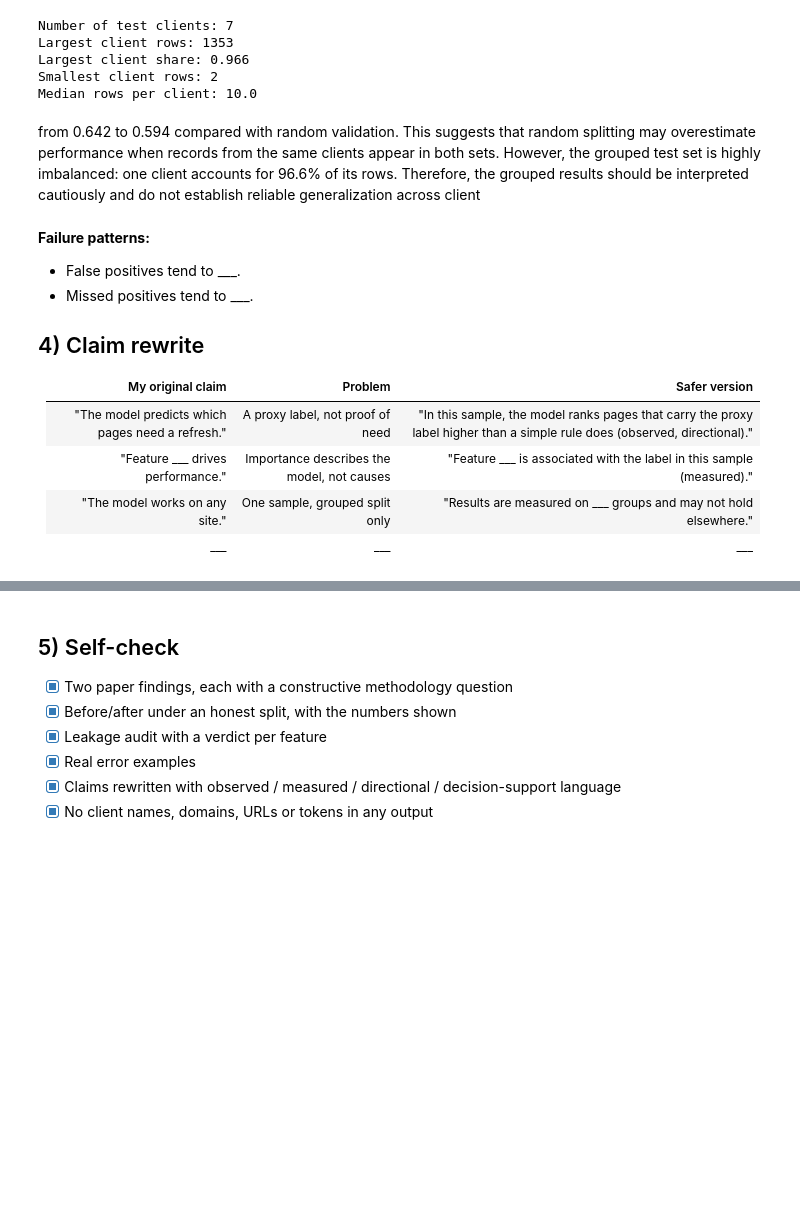
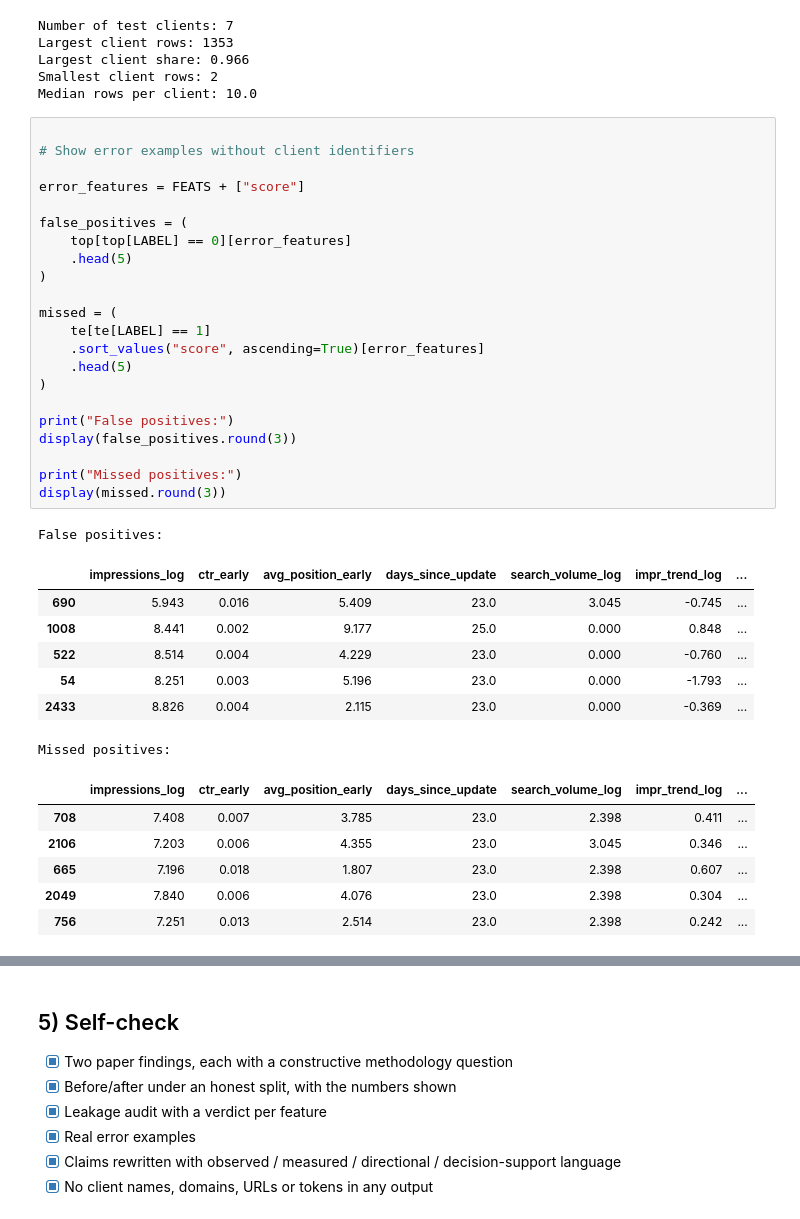
Before and after one commit to janaadarwish/flyrank-ml-internship, a Jupyter notebook: work/notebooks/w06_validation_audit.ipynb, the cells around one changed output, grey strips where cells are left out. Cells and saved outputs as stored; diff of their text form; blank space fills up the shorter version.

```diff
--- a/work/notebooks/w06_validation_audit.ipynb
+++ b/work/notebooks/w06_validation_audit.ipynb
@@ -509,18 +534,40 @@ Largest client rows: 1353
 Largest client share: 0.966
 Smallest client rows: 2
 Median rows per client: 10.0
-# %% [markdown]
-from 0.642 to 0.594 compared with random validation. This suggests that random splitting may overestimate performance when records from the same clients appear in both sets. However, the grouped test set is highly imbalanced: one client accounts for 96.6% of its rows. Therefore, the grouped results should be interpreted cautiously and do not establish reliable generalization across client
-# %% [markdown]
-**Failure patterns:**
-- False positives tend to ___.
-- Missed positives tend to ___.
-
-## 4) Claim rewrite
-
-| My original claim | Problem | Safer version |
-|---|---|---|
-| "The model predicts which pages need a refresh." | A proxy label, not proof of need | "In this sample, the model ranks pages that carry the proxy label higher than a simple rule does (observed, directional)." |
-| "Feature ___ drives performance." | Importance describes the model, not causes | "Feature ___ is associated with the label in this sample (measured)." |
-| "The model works on any site." | One sample, grouped split only | "Results are measured on ___ groups and may not hold elsewhere." |
-| ___ | ___ | ___ |
+# %%
+
+# Show error examples without client identifiers
+
+error_features = FEATS + ["score"]
+
+false_positives = (
+    top[top[LABEL] == 0][error_features]
+    .head(5)
+)
+
+missed = (
+    te[te[LABEL] == 1]
+    .sort_values("score", ascending=True)[error_features]
+    .head(5)
+)
+
+print("False positives:")
+display(false_positives.round(3))
+
+print("Missed positives:")
+display(missed.round(3))
+# %% [output]
+False positives:
+|  | impressions_log | ctr_early | avg_position_early | days_since_update | search_volume_log | impr_trend_log | ... |
+| 690 | 5.943 | 0.016 | 5.409 | 23.0 | 3.045 | -0.745 | ... |
+| 1008 | 8.441 | 0.002 | 9.177 | 25.0 | 0.000 | 0.848 | ... |
+| 522 | 8.514 | 0.004 | 4.229 | 23.0 | 0.000 | -0.760 | ... |
+| 54 | 8.251 | 0.003 | 5.196 | 23.0 | 0.000 | -1.793 | ... |
+| 2433 | 8.826 | 0.004 | 2.115 | 23.0 | 0.000 | -0.369 | ... |
+Missed positives:
+|  | impressions_log | ctr_early | avg_position_early | days_since_update | search_volume_log | impr_trend_log | ... |
+| 708 | 7.408 | 0.007 | 3.785 | 23.0 | 2.398 | 0.411 | ... |
+| 2106 | 7.203 | 0.006 | 4.355 | 23.0 | 3.045 | 0.346 | ... |
+| 665 | 7.196 | 0.018 | 1.807 | 23.0 | 2.398 | 0.607 | ... |
+| 2049 | 7.840 | 0.006 | 4.076 | 23.0 | 2.398 | 0.304 | ... |
+| 756 | 7.251 | 0.013 | 2.514 | 23.0 | 2.398 | 0.242 | ... |
```
Also changed, not shown: parts of 13 cells of this notebook.
